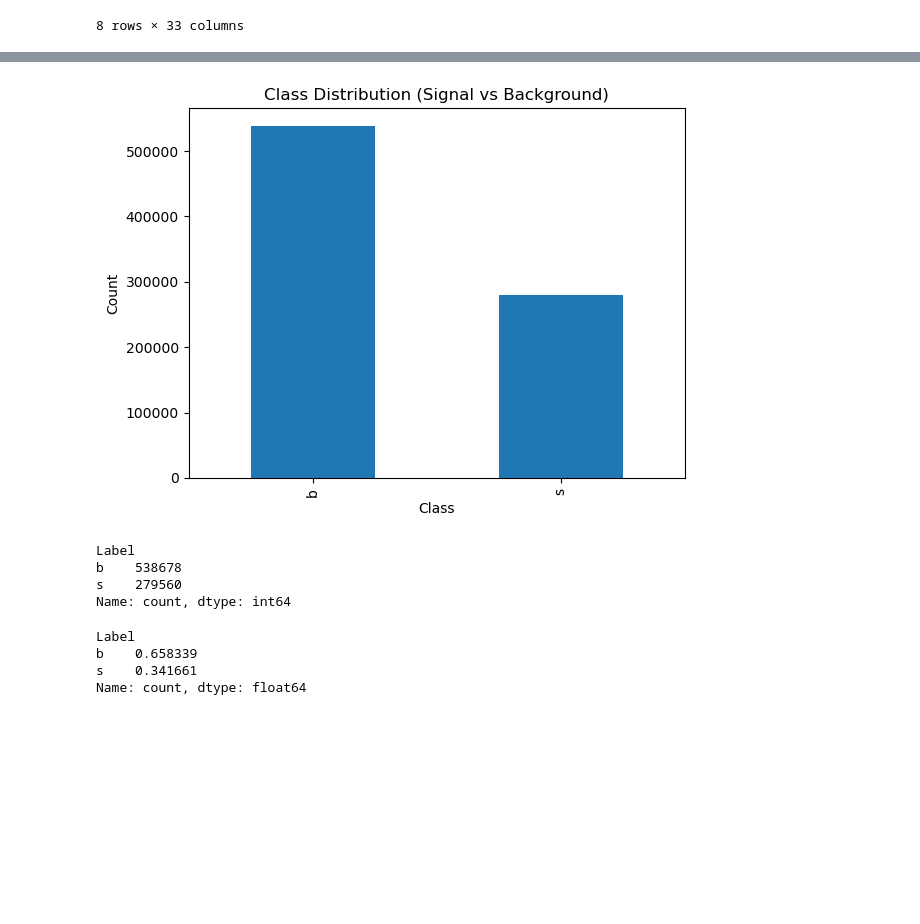
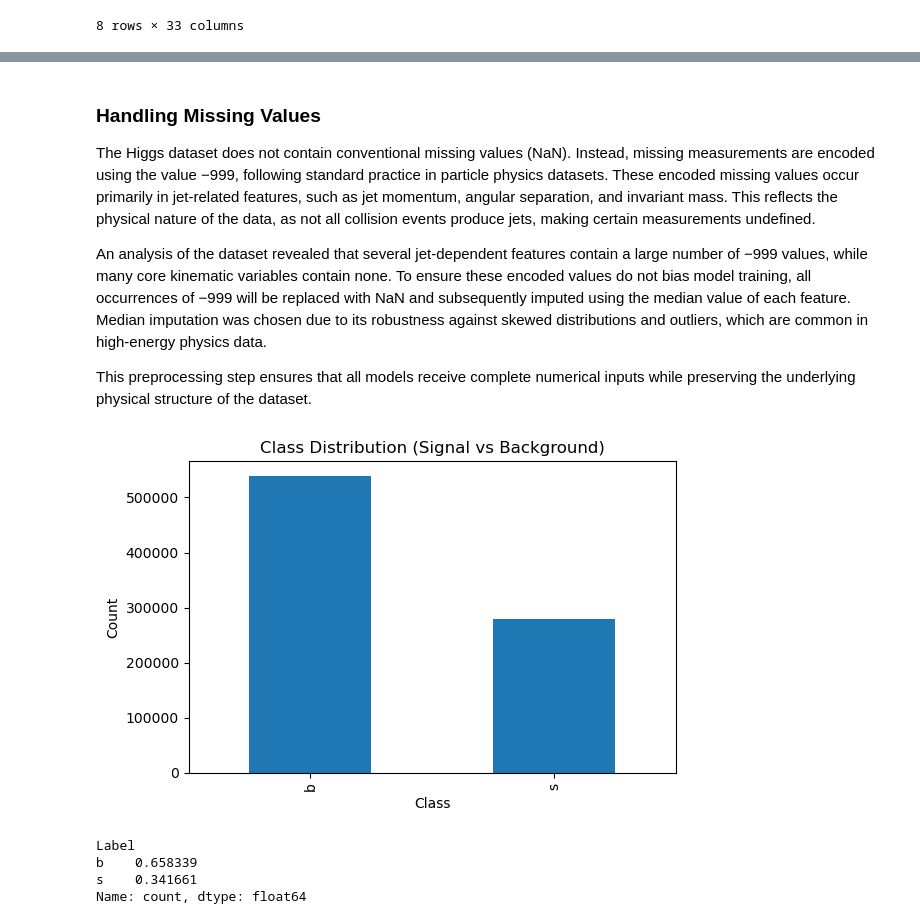
Before and after one commit to bishnu123-rgb/Higgs-Boson, a Jupyter notebook: notebooks/01_data_exploration.ipynb, the cells around one changed output, grey strips where cells are left out. Saved outputs shown, nothing was run; the diff lists cells and outputs as text; code cells hidden in the pictures; blank space fills up the shorter version.

Commit message:
Final submission: models, analysis, report-ready notebooks

```diff
--- a/notebooks/01_data_exploration.ipynb
+++ b/notebooks/01_data_exploration.ipynb
@@ -76,23 +98,24 @@ dtype: int64
+# %% [markdown]
+### Handling Missing Values
+The Higgs dataset does not contain conventional missing values (NaN). Instead, missing measurements are encoded using the value −999, following standard practice in particle physics datasets. These encoded missing values occur primarily in jet-related features, such as jet momentum, angular separation, and invariant mass. This reflects the physical nature of the data, as not all collision events produce jets, making certain measurements undefined.
+
+An analysis of the dataset revealed that several jet-dependent features contain a large number of −999 values, while many core kinematic variables contain none. To ensure these encoded values do not bias model training, all occurrences of −999 will be replaced with NaN and subsequently imputed using the median value of each feature. Median imputation was chosen due to its robustness against skewed distributions and outliers, which are common in high-energy physics data.
+
+This preprocessing step ensures that all models receive complete numerical inputs while preserving the underlying physical structure of the dataset.
 # %%
 target_col = "Label"
-
 class_counts = df[target_col].value_counts()
 
-plt.figure()
+plt.figure(figsize=(6, 4))
 class_counts.plot(kind="bar")
 plt.title("Class Distribution (Signal vs Background)")
 plt.xlabel("Class")
 plt.ylabel("Count")
+plt.tight_layout()
 plt.savefig("results/figures/class_distribution.png")
 plt.show()
-
-class_counts
 # %% [output]
-[figure, old version]
+[figure, new version]
-Label
-b    538678
-s    279560
-Name: count, dtype: int64
 # %%
 imbalance_ratio = class_counts / class_counts.sum()
 imbalance_ratio
```
Also changed, not shown: parts of 6 cells of this notebook, 7 other files.
